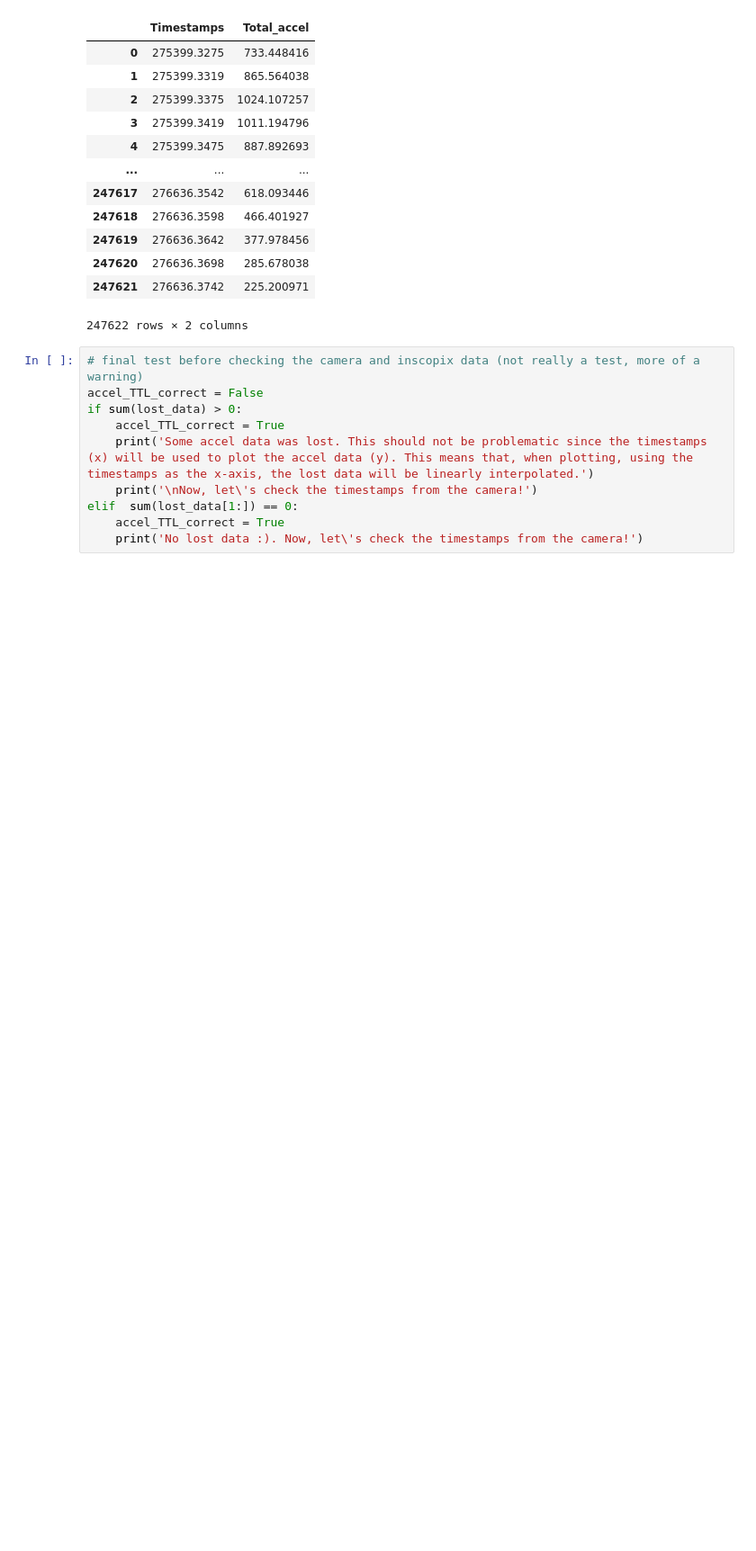
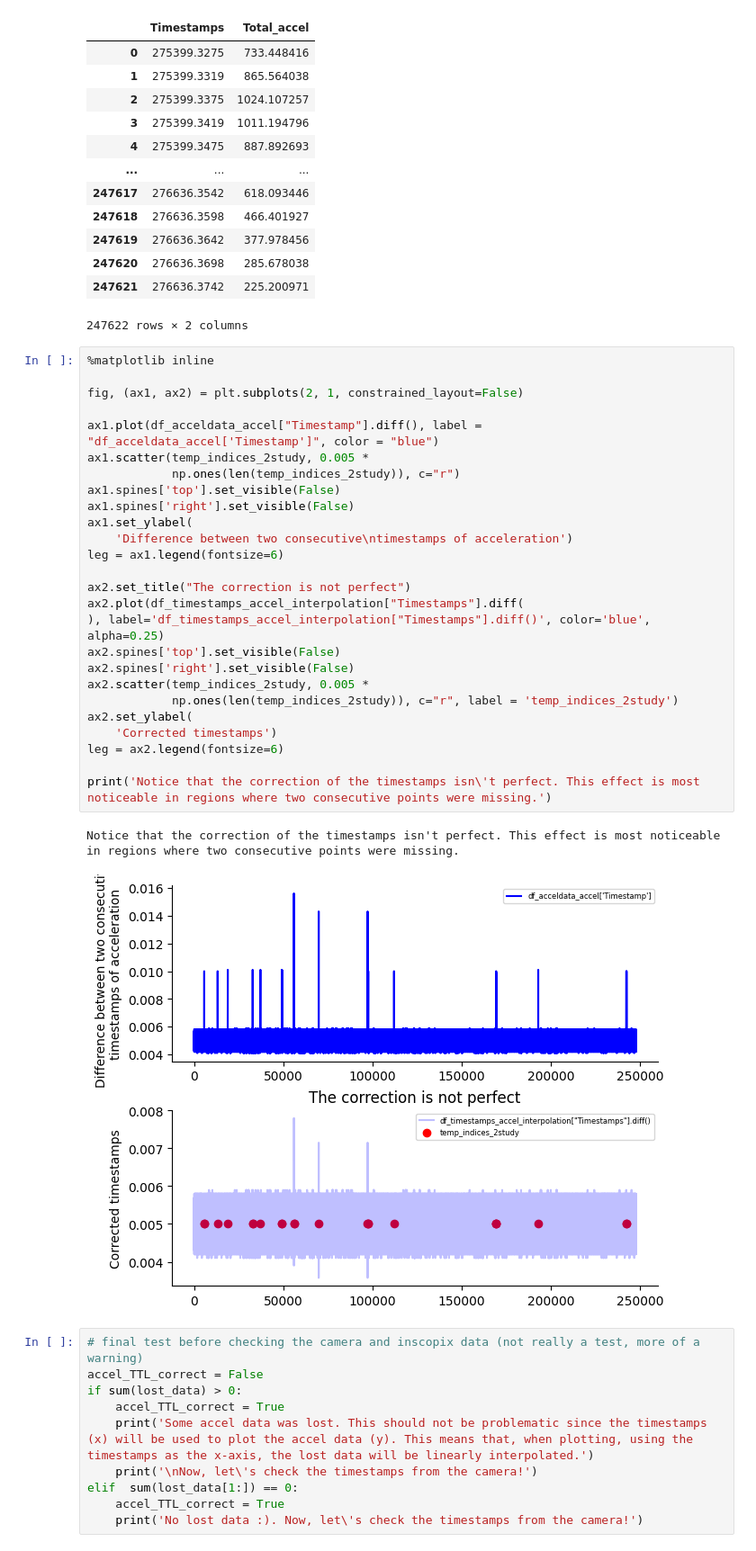
Before and after one commit to DiogoMeloNPU/eurDyscover_open_field_analysis, a Jupyter notebook: Single_session_analysis.ipynb, the cells around one changed output. Shown at 90% size. Cells and saved outputs as stored; diff of their text form; blank space fills up the shorter version.

Commit message:
Added a plot to the accel interpolation code of section 1

```diff
--- a/Single_session_analysis.ipynb
+++ b/Single_session_analysis.ipynb
@@ -736,6 +736,35 @@ df_timestamps_accel_interpolation
 | 247620 | 276636.3698 | 285.678038 |
 | 247621 | 276636.3742 | 225.200971 |
 247622 rows × 2 columns
+# %%
+%matplotlib inline
+
+fig, (ax1, ax2) = plt.subplots(2, 1, constrained_layout=False)
+
+ax1.plot(df_acceldata_accel["Timestamp"].diff(), label = "df_acceldata_accel['Timestamp']", color = "blue")
+ax1.scatter(temp_indices_2study, 0.005 *
+            np.ones(len(temp_indices_2study)), c="r")
+ax1.spines['top'].set_visible(False)
+ax1.spines['right'].set_visible(False)
+ax1.set_ylabel(
+    'Difference between two consecutive\ntimestamps of acceleration')
+leg = ax1.legend(fontsize=6)
+
+ax2.set_title("The correction is not perfect")
+ax2.plot(df_timestamps_accel_interpolation["Timestamps"].diff(
+), label='df_timestamps_accel_interpolation["Timestamps"].diff()', color='blue', alpha=0.25)
+ax2.spines['top'].set_visible(False)
+ax2.spines['right'].set_visible(False)
+ax2.scatter(temp_indices_2study, 0.005 *
+            np.ones(len(temp_indices_2study)), c="r", label = 'temp_indices_2study')
+ax2.set_ylabel(
+    'Corrected timestamps')
+leg = ax2.legend(fontsize=6)
+
+print('Notice that the correction of the timestamps isn\'t perfect. This effect is most noticeable in regions where two consecutive points were missing.')
+# %% [output]
+Notice that the correction of the timestamps isn't perfect. This effect is most noticeable in regions where two consecutive points were missing.
+[figure, added]
 # %%
 # final test before checking the camera and inscopix data (not really a test, more of a warning)
 accel_TTL_correct = False
```
Also changed, not shown: parts of 5 cells of this notebook.
